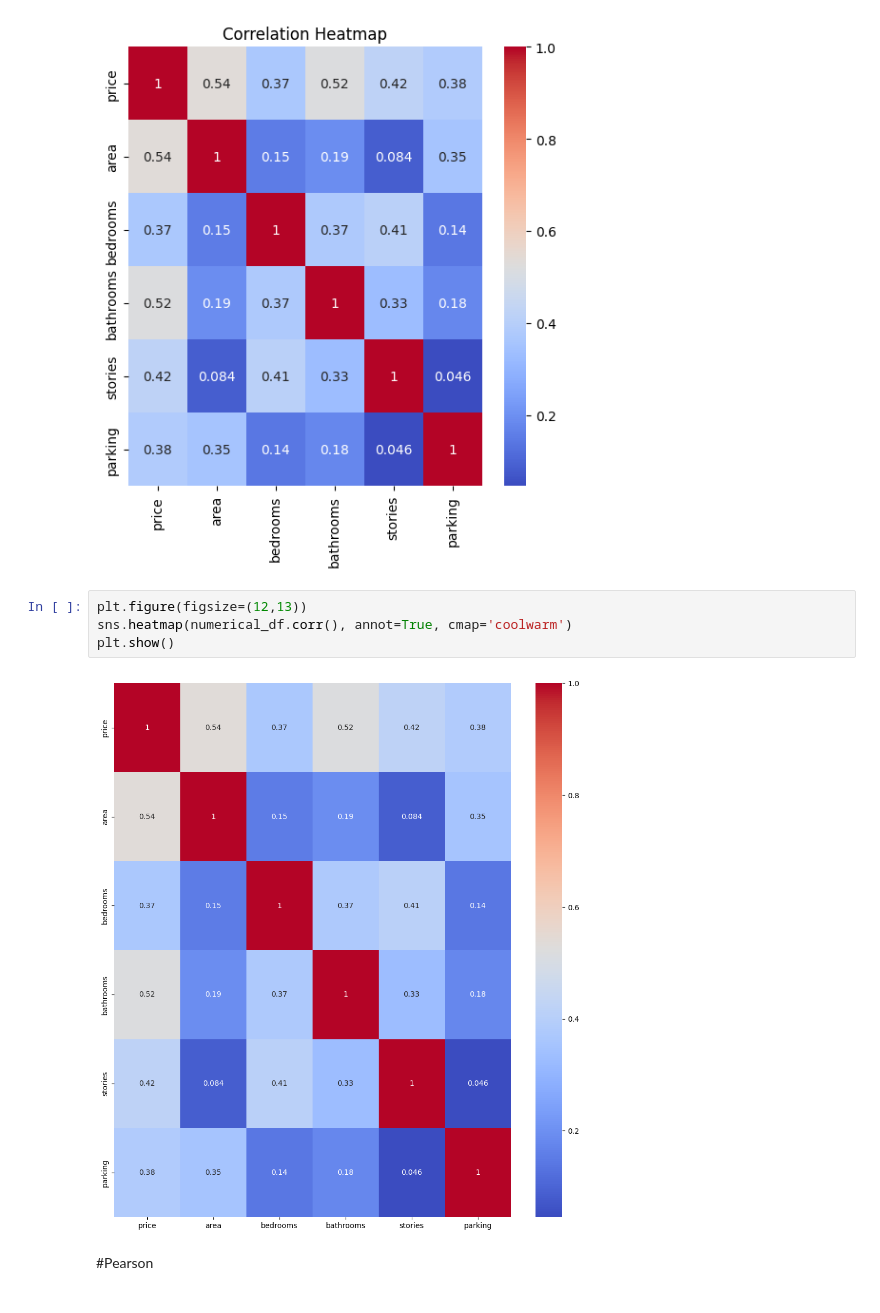
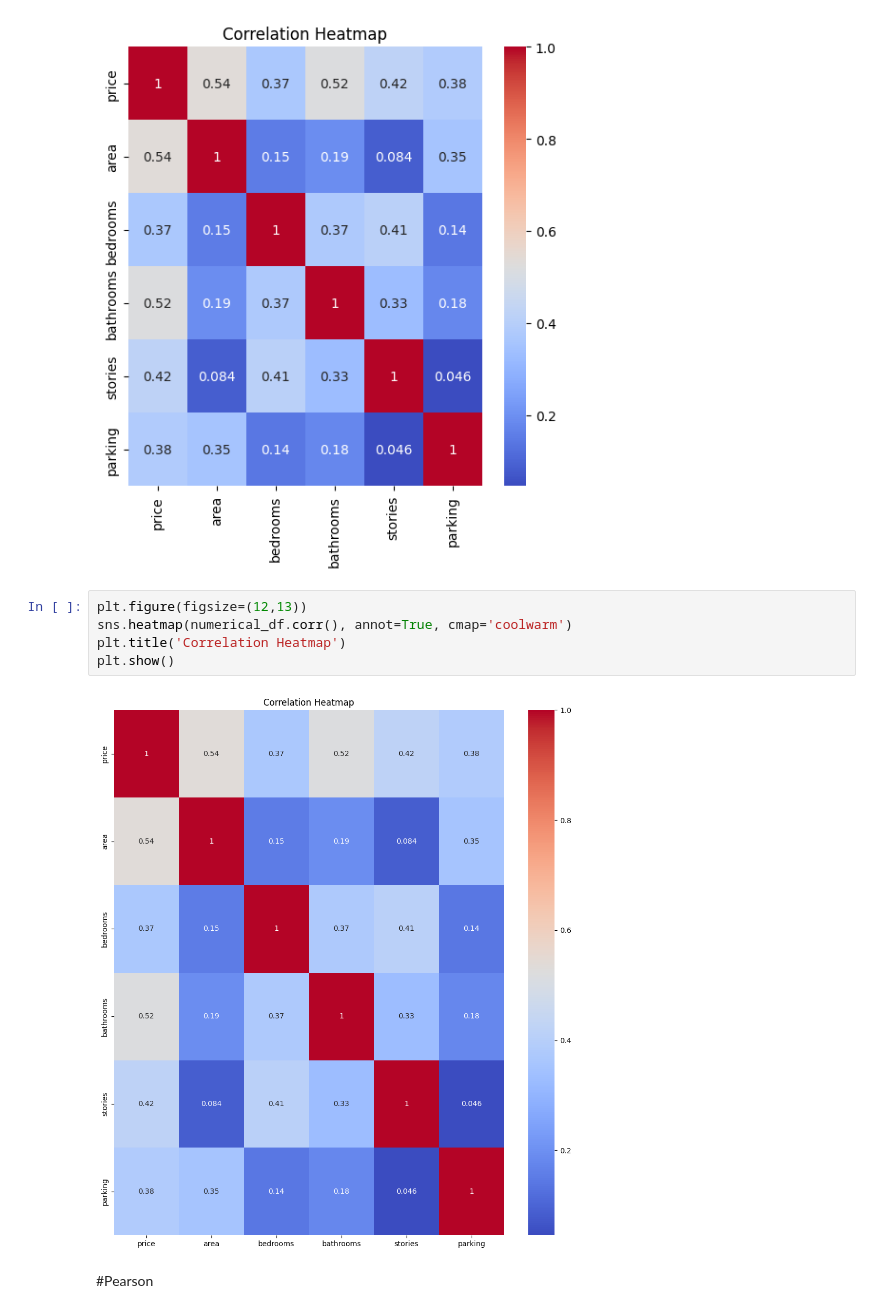
Before and after one commit to NsubugaEdrine/probability-and-statistics-tutor, a Jupyter notebook: lecture3.ipynb, the cells around one changed output. Cells and saved outputs as stored; diff of their text form.

```diff
--- a/lecture3.ipynb
+++ b/lecture3.ipynb
@@ -250,9 +250,10 @@ plt.show()
 # %%
 plt.figure(figsize=(12,13))
 sns.heatmap(numerical_df.corr(), annot=True, cmap='coolwarm')
+plt.title('Correlation Heatmap')
 plt.show()
 # %% [output]
-[figure, old version]
+[figure, new version]
 # %% [markdown]
 #Pearson
 # %%
```
Also changed, not shown: 3 other files.
